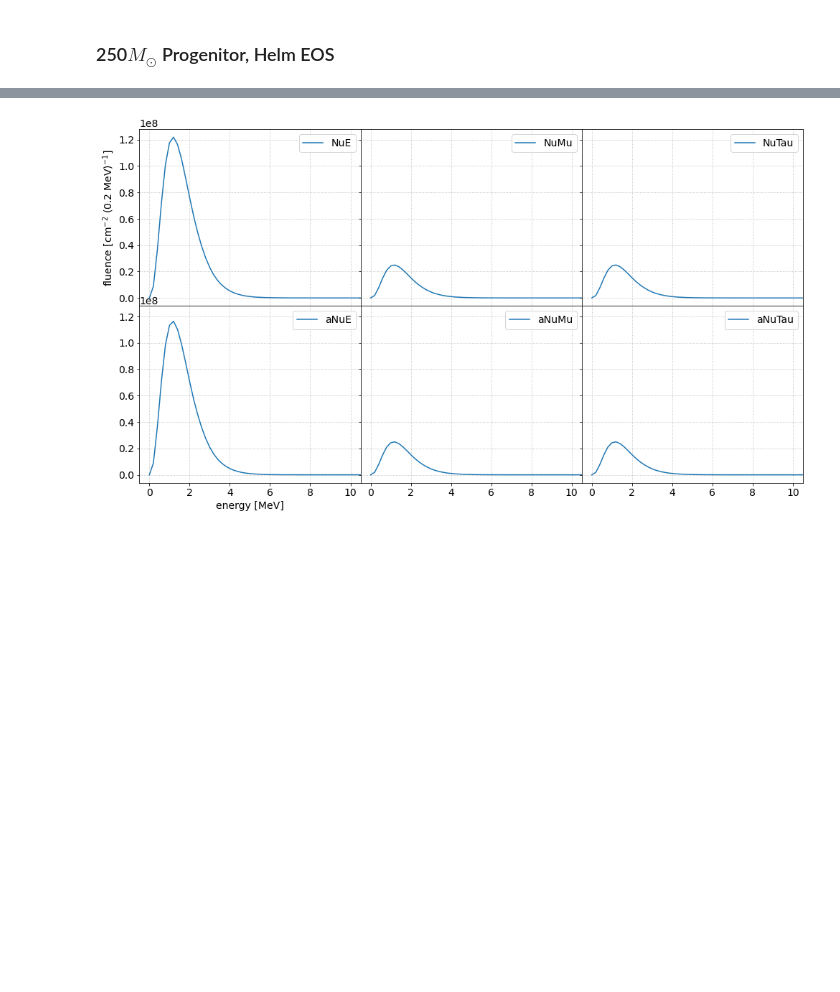
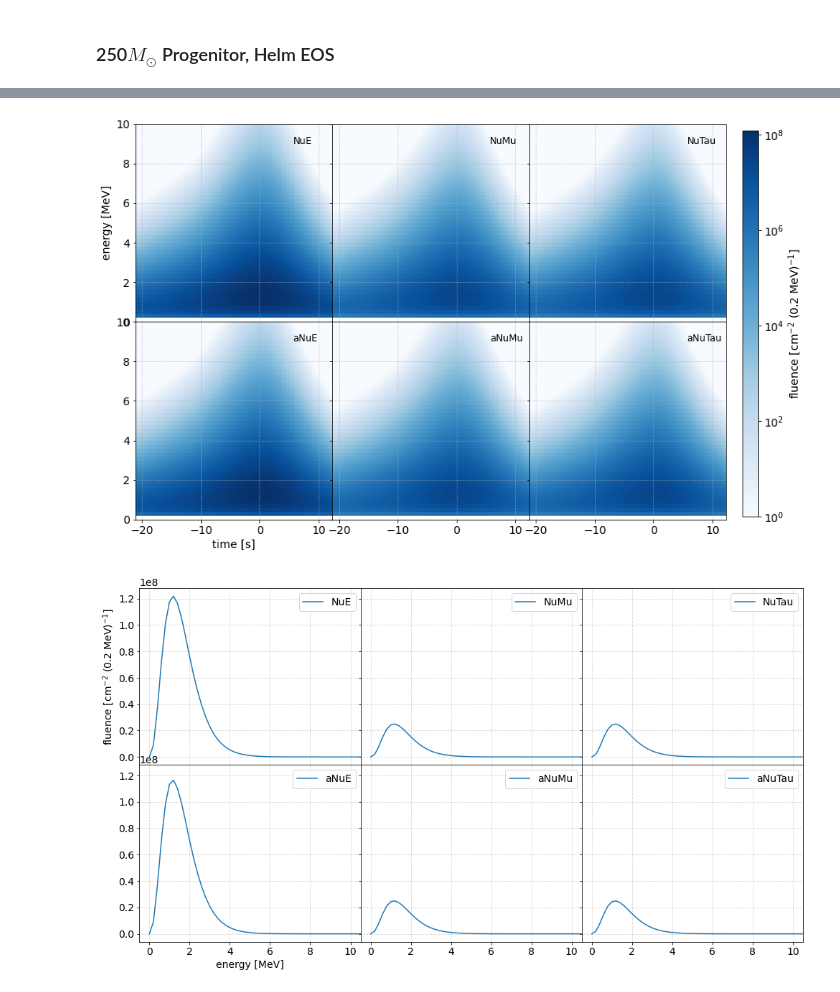
Before and after one commit to SNEWS2/snewpy, a Jupyter notebook: doc/nb/snowglobes_models.ipynb, the cells around one changed output, grey strips where cells are left out. Saved outputs shown, nothing was run; the diff lists cells and outputs as text; code cells hidden in the pictures; blank space fills up the shorter version.

```diff
--- a/doc/nb/snowglobes_models.ipynb
+++ b/doc/nb/snowglobes_models.ipynb
@@ -91,3 +109,7 @@ sn3 = SNOwGLoBES('../../models/PISN/PISN_250Msun_EOS=Helm_NeutrinoFlux.tar.bz2')
+# %%
+fig = plot_fluence(sn3, log=True)
+# %% [output]
+[figure, added]
 # %%
 fig = plot_spectrum(sn3, time=0.)
 # %% [output]
```
Also changed, not shown: parts of 23 cells of this notebook.
